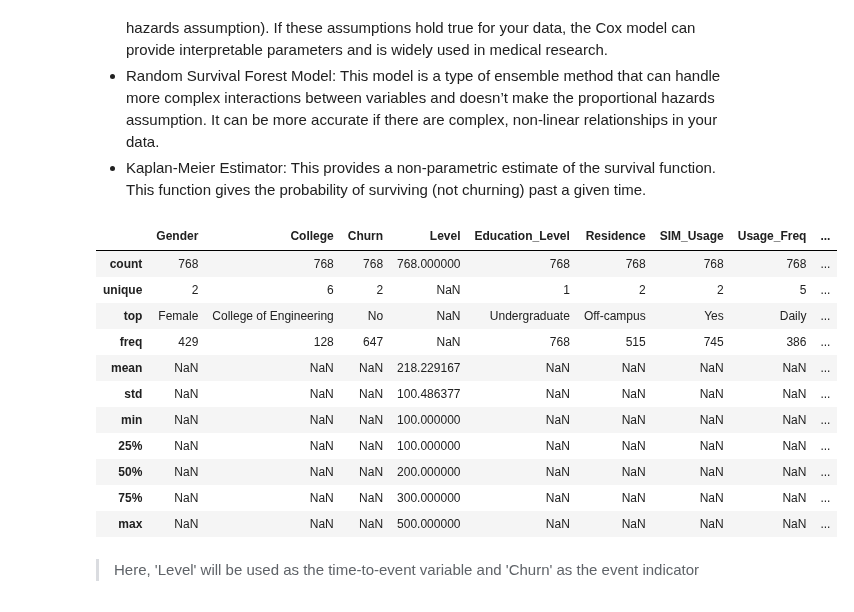
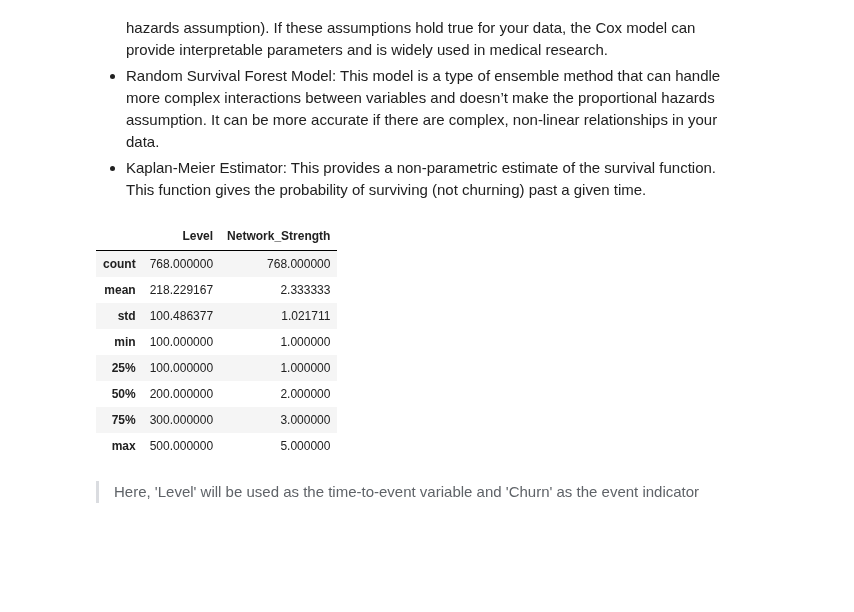
Before and after one commit to TravisBoltz/Decoding-Churn-Prediction-and-Student-Retention, a Jupyter notebook: Python Scripts/notebooks/Synthetic/survival_model.ipynb, the cells around one changed output. Drawn from its saved outputs; the diff is of its cells as text; code cells hidden in the pictures; blank space fills up the shorter version.

```diff
--- a/Python Scripts/notebooks/Synthetic/survival_model.ipynb
+++ b/Python Scripts/notebooks/Synthetic/survival_model.ipynb
@@ -268,20 +277,17 @@ data.head()
 * Random Survival Forest Model: This model is a type of ensemble method that can handle more complex interactions between variables and doesn’t make the proportional hazards assumption. It can be more accurate if there are complex, non-linear relationships in your data.
 * Kaplan-Meier Estimator: This provides a non-parametric estimate of the survival function. This function gives the probability of surviving (not churning) past a given time.
 # %%
-data.describe(include='all')
+data.describe()
 # %% [output]
-|  | Gender | College | Churn | Level | Education_Level | Residence | SIM_Usage | Usage_Freq | ... |
-| count | 768 | 768 | 768 | 768.000000 | 768 | 768 | 768 | 768 | ... |
-| unique | 2 | 6 | 2 | NaN | 1 | 2 | 2 | 5 | ... |
-| top | Female | College of Engineering | No | NaN | Undergraduate | Off-campus | Yes | Daily | ... |
-| freq | 429 | 128 | 647 | NaN | 768 | 515 | 745 | 386 | ... |
-| mean | NaN | NaN | NaN | 218.229167 | NaN | NaN | NaN | NaN | ... |
-| std | NaN | NaN | NaN | 100.486377 | NaN | NaN | NaN | NaN | ... |
-| min | NaN | NaN | NaN | 100.000000 | NaN | NaN | NaN | NaN | ... |
-| 25% | NaN | NaN | NaN | 100.000000 | NaN | NaN | NaN | NaN | ... |
-| 50% | NaN | NaN | NaN | 200.000000 | NaN | NaN | NaN | NaN | ... |
-| 75% | NaN | NaN | NaN | 300.000000 | NaN | NaN | NaN | NaN | ... |
-| max | NaN | NaN | NaN | 500.000000 | NaN | NaN | NaN | NaN | ... |
+|  | Level | Network_Strength |
+| count | 768.000000 | 768.000000 |
+| mean | 218.229167 | 2.333333 |
+| std | 100.486377 | 1.021711 |
+| min | 100.000000 | 1.000000 |
+| 25% | 100.000000 | 1.000000 |
+| 50% | 200.000000 | 2.000000 |
+| 75% | 300.000000 | 3.000000 |
+| max | 500.000000 | 5.000000 |
 # %%
 # Create a DataFrame to store the encoded values
 encoded_values = pd.DataFrame(columns=['Feature', 'Category', 'Encoded Value'])
```
Also changed, not shown: parts of 21 cells of this notebook, 2 other files.
